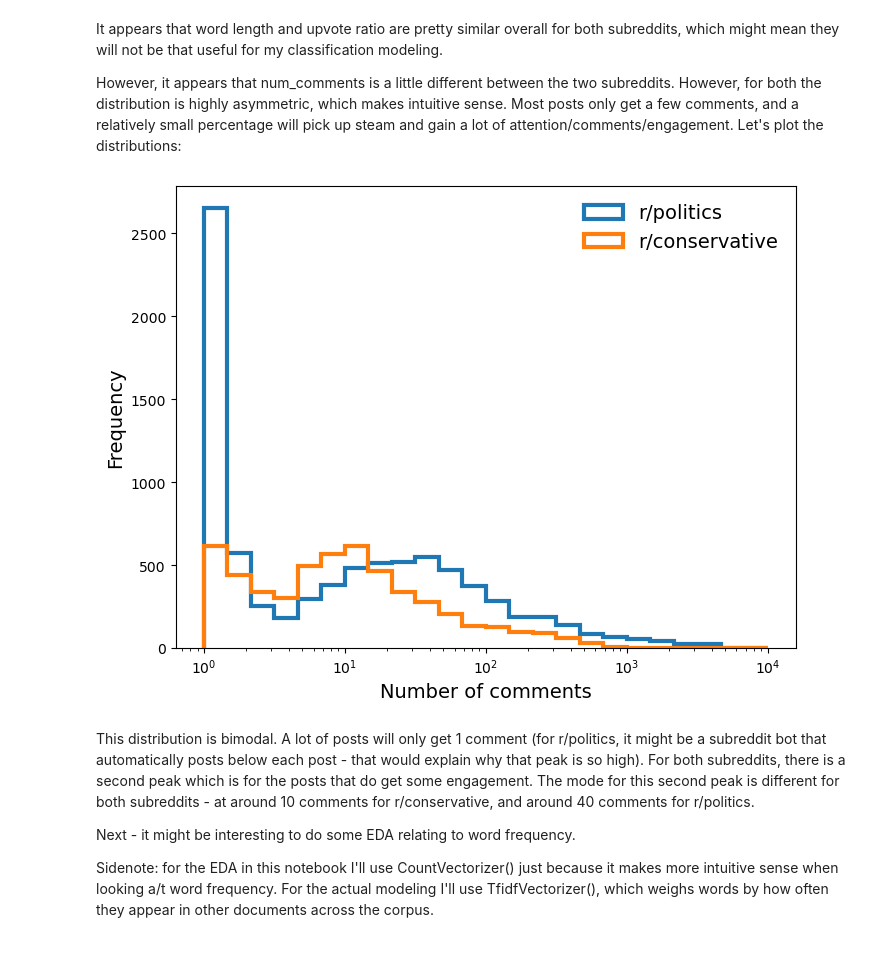
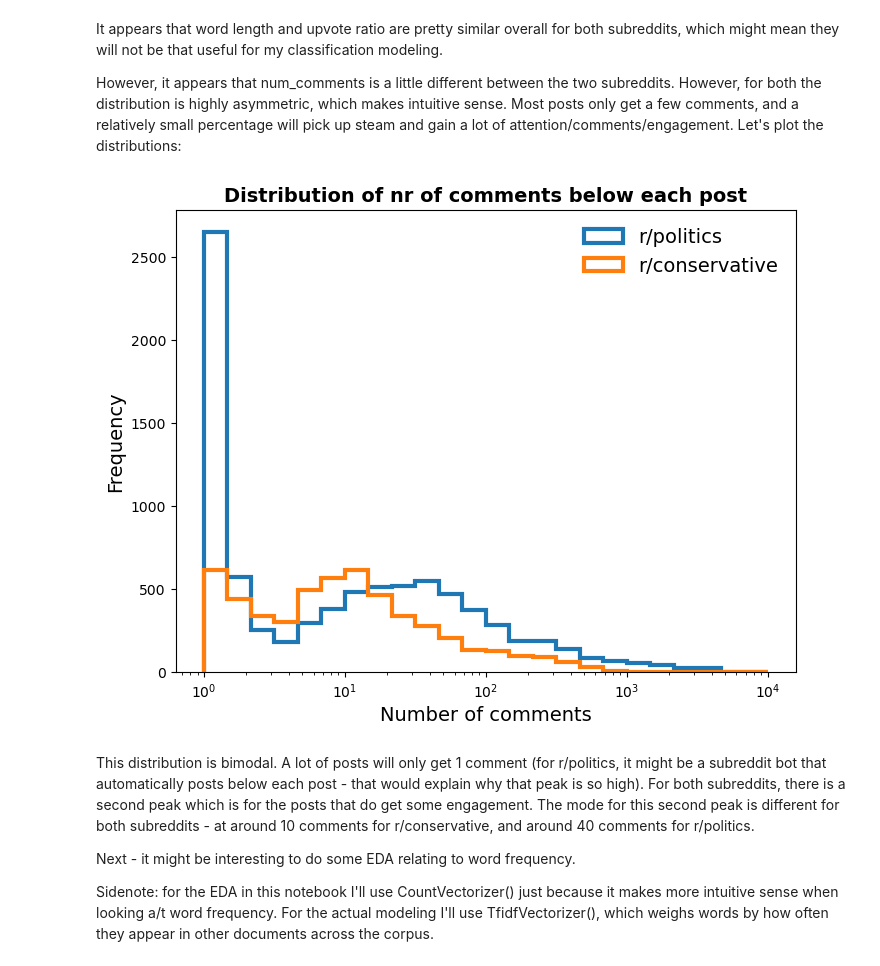
Before and after one commit to martijndevries/NLP_Reddit, a Jupyter notebook: code/EDA_and_cleaning.ipynb, the cells around one changed output. Cells and saved outputs as stored; diff of their text form; code cells hidden in the pictures.

```diff
--- a/code/EDA_and_cleaning.ipynb
+++ b/code/EDA_and_cleaning.ipynb
@@ -282,17 +281,19 @@ However, it appears that num_comments is a little different between the two subr
 # %%
 fig, ax = plt.subplots(figsize=(8,6))
 
 logbins = np.logspace(0, 4, 25)
 ax.hist(post_df[post_df['subreddit'] == 'politics']['num_comments'], bins=logbins, histtype='step', linewidth=3, label='r/politics')
 ax.hist(post_df[post_df['subreddit'] == 'conservative']['num_comments'], bins=logbins, histtype='step', linewidth=3, label='r/conservative')
 
 ax.set_xscale('log')
 ax.set_xlabel('Number of comments', fontsize=14)
 ax.set_ylabel('Frequency', fontsize=14)
 ax.legend(frameon=False, numpoints=1, fontsize=14)
+ax.set_title('Distribution of nr of comments below each post', fontweight='bold', fontsize=14)
+fig.savefig('../figures/posts_num_comments.png', dpi=300)
 plt.show()
 # %% [output]
-[figure, old version]
+[figure, new version]
 # %% [markdown]
 This distribution is bimodal. A lot of posts will only get 1 comment (for r/politics, it might be a subreddit bot that automatically posts below each post - that would explain why that peak is so high). For both subreddits, there is a second peak which is for the posts that do get some engagement. The mode for this second peak is different for both subreddits - at around 10 comments for r/conservative, and around 40 comments for r/politics.
 
```
Also changed, not shown: parts of 35 cells of this notebook, 6 other files.
